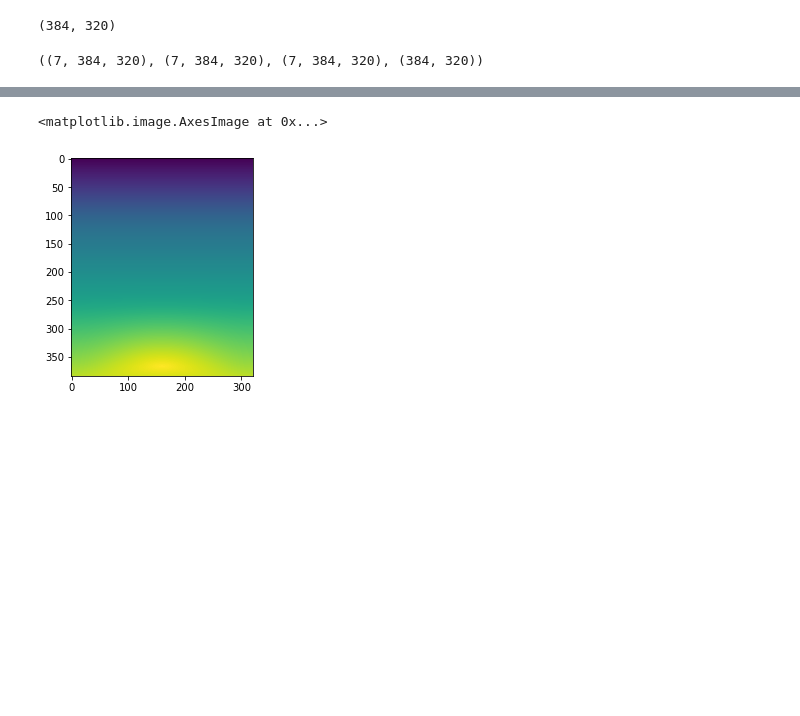
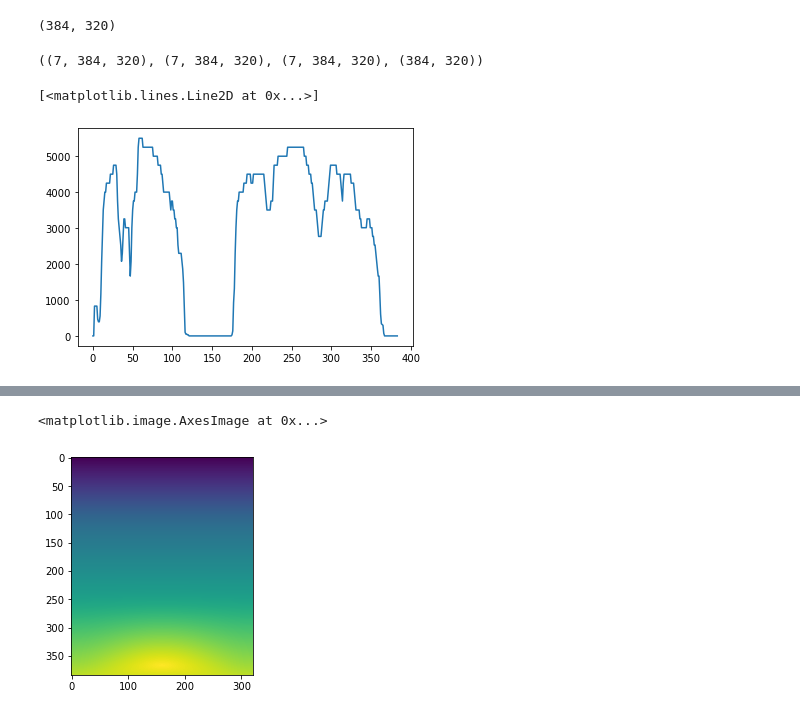
Before and after one commit to maikejulie/DNN4Cli, a Jupyter notebook: figures/CESM2/CESM2-Basemap_cleaned_18May-.ipynb, the cells around one changed output, grey strips where cells are left out. Drawn from its saved outputs; the diff is of its cells as text; code cells hidden in the pictures; blank space fills up the shorter version.

```diff
--- a/figures/CESM2/CESM2-Basemap_cleaned_18May-.ipynb
+++ b/figures/CESM2/CESM2-Basemap_cleaned_18May-.ipynb
@@ -57,3 +57,8 @@ CESM2abrupt4pct = np.load('/home/jovyan/DNN4Cli/THOR/ApplicationOnCMIPModels/CES
 CESM2Hist.shape, CESM21pct.shape, CESM2abrupt4pct.shape, H.shape
 # %% [output]
 ((7, 384, 320), (7, 384, 320), (7, 384, 320), (384, 320))
+# %%
+plt.plot(H[:,0])
+# %% [output]
+[<matplotlib.lines.Line2D at 0x...>]
+[figure, added]
```
Also changed, not shown: parts of 6 cells of this notebook, 6 other files.
